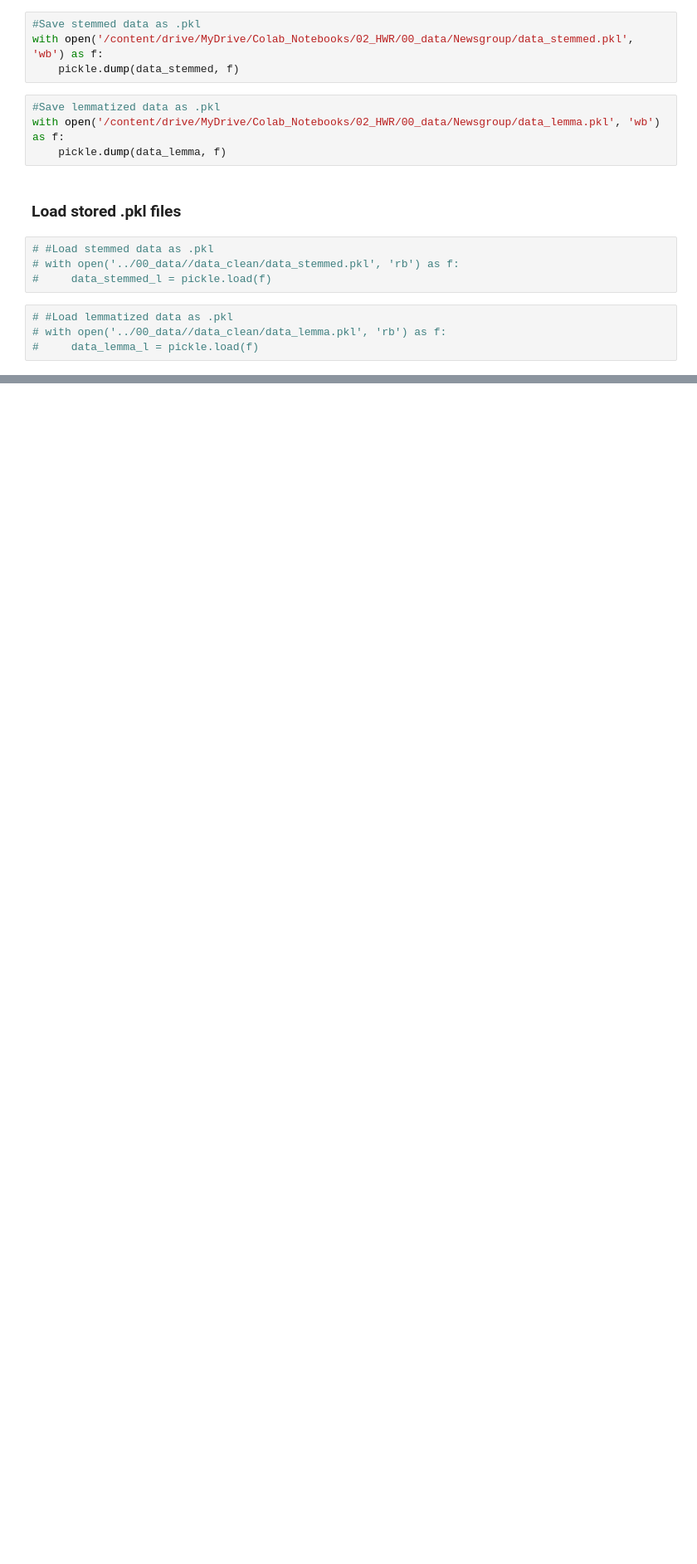
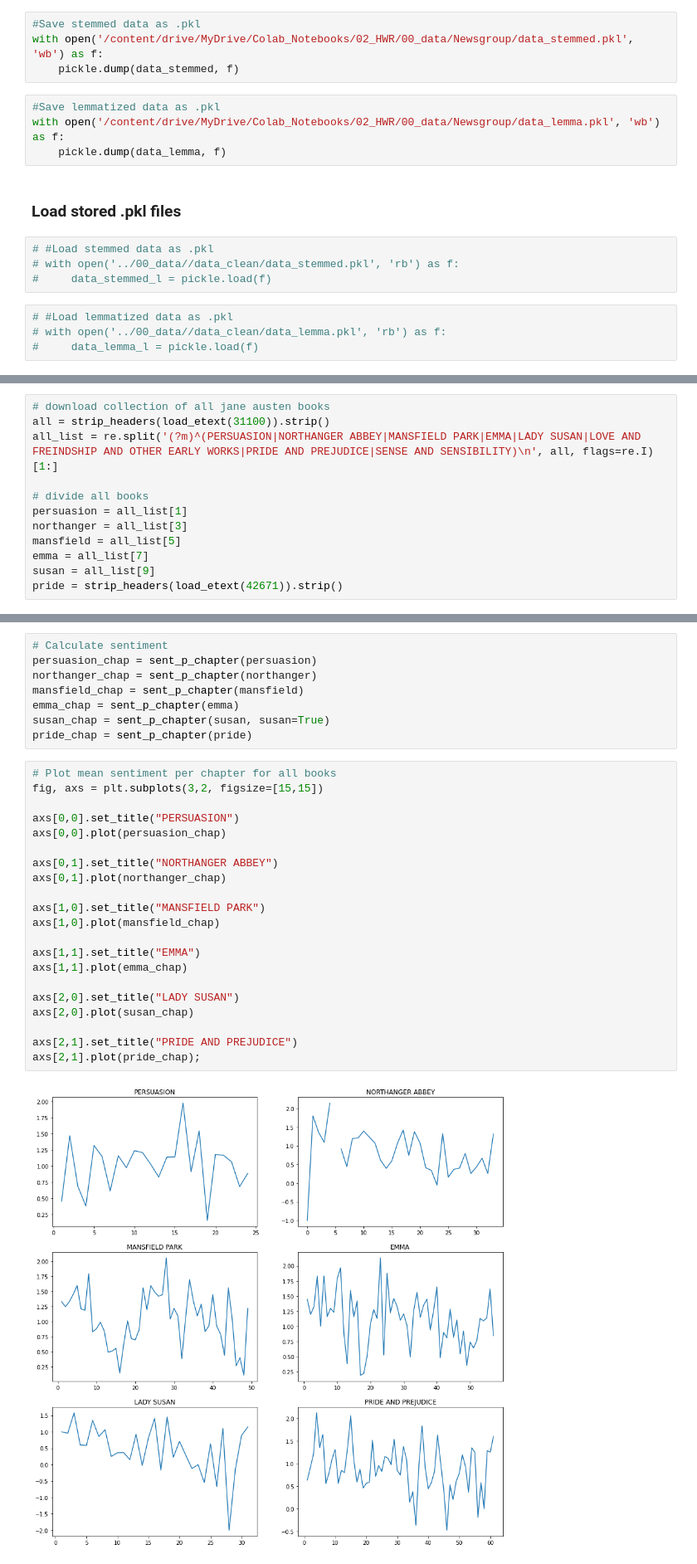
Before and after one commit to hoangminhanh/TWSM_Lab, a Jupyter notebook: Homework/2_Exercise_Preprocessing/PH_2_Preprocessing.ipynb, the cells around one changed output, grey strips where cells are left out. Shown at 83% size. Drawn from its saved outputs; the diff is of its cells as text; blank space fills up the shorter version.

```diff
--- a/Homework/2_Exercise_Preprocessing/PH_2_Preprocessing.ipynb
+++ b/Homework/2_Exercise_Preprocessing/PH_2_Preprocessing.ipynb
@@ -282,0 +402,12 @@ with open('/content/drive/MyDrive/Colab_Notebooks/02_HWR/00_data/Newsgroup/data_
+# %%
+# download collection of all jane austen books
+all = strip_headers(load_etext(31100)).strip()
+all_list = re.split('(?m)^(PERSUASION|NORTHANGER ABBEY|MANSFIELD PARK|EMMA|LADY SUSAN|LOVE AND FREINDSHIP AND OTHER EARLY WORKS|PRIDE AND PREJUDICE|SENSE AND SENSIBILITY)\n', all, flags=re.I)[1:]
+
+# divide all books
+persuasion = all_list[1]
+northanger = all_list[3]
+mansfield = all_list[5]
+emma = all_list[7]
+susan = all_list[9]
+pride = strip_headers(load_etext(42671)).strip()
@@ -282,0 +439,31 @@ with open('/content/drive/MyDrive/Colab_Notebooks/02_HWR/00_data/Newsgroup/data_
+# %%
+# Calculate sentiment
+persuasion_chap = sent_p_chapter(persuasion)
+northanger_chap = sent_p_chapter(northanger)
+mansfield_chap = sent_p_chapter(mansfield)
+emma_chap = sent_p_chapter(emma)
+susan_chap = sent_p_chapter(susan, susan=True)
+pride_chap = sent_p_chapter(pride)
+# %%
+# Plot mean sentiment per chapter for all books
+fig, axs = plt.subplots(3,2, figsize=[15,15])
+
+axs[0,0].set_title("PERSUASION")
+axs[0,0].plot(persuasion_chap)
+
+axs[0,1].set_title("NORTHANGER ABBEY")
+axs[0,1].plot(northanger_chap)
+
+axs[1,0].set_title("MANSFIELD PARK")
+axs[1,0].plot(mansfield_chap)
+
+axs[1,1].set_title("EMMA")
+axs[1,1].plot(emma_chap)
+
+axs[2,0].set_title("LADY SUSAN")
+axs[2,0].plot(susan_chap)
+
+axs[2,1].set_title("PRIDE AND PREJUDICE")
+axs[2,1].plot(pride_chap);
+# %% [output]
+[figure, added]
```
Also changed, not shown: parts of 20 cells of this notebook.
